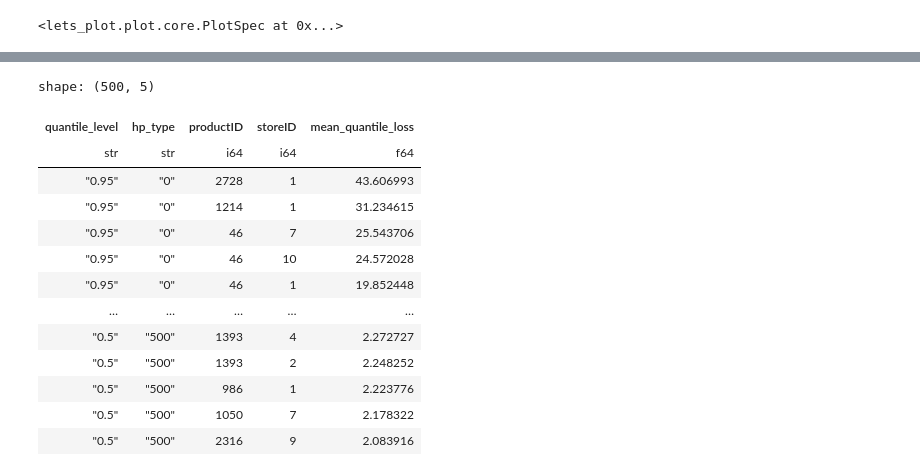
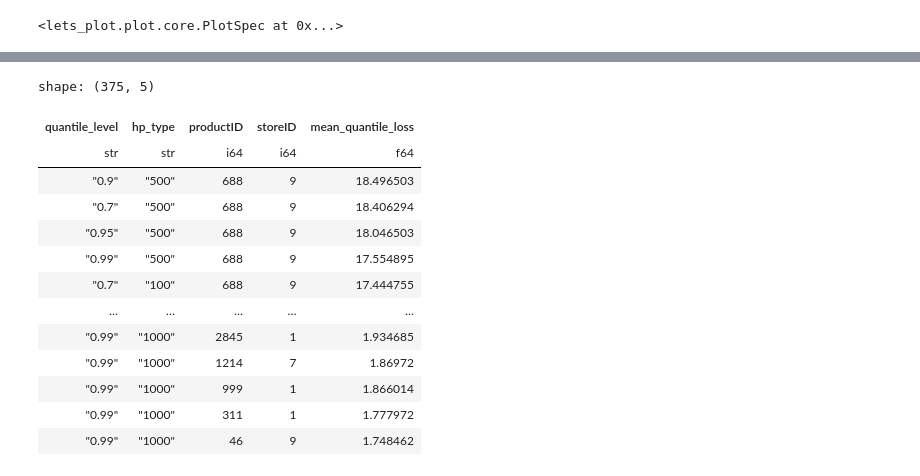
Before and after one commit to ivn23/bench-time, a Jupyter notebook: pipeline_test.ipynb, the cells around one changed output, grey strips where cells are left out. Cells and saved outputs as stored; diff of their text form; code cells hidden in the pictures.

```diff
--- a/pipeline_test.ipynb
+++ b/pipeline_test.ipynb
@@ -496,7 +496,7 @@ experiment_results = pl.concat(results_dfs, how="vertical")
 ### Analyse first
 # %%
 #read int he experiment data from csv or use the one just created above
-experiment_results = pl.read_csv("xgb_quantile_hp_tuning_1000.csv", separator=",")
+experiment_results = pl.read_csv("xgb_quantile_hp_all.csv", separator=",")
 print("shape: ", experiment_results.shape)
 print(experiment_results.head())
 # %% [output]
@@ -718,27 +703,30 @@ shape: (5, 3)
 # %%
 top_outliers = (experiment_results
  .with_columns(
     pl.col('quantile_level').cast(pl.Utf8).alias('quantile_level'),
     pl.col('hp_type').cast(str).alias('hp_type')
 )
 .sort(['quantile_level', 'hp_type', 'mean_quantile_loss'], descending=[False, False, True])
 .group_by(['quantile_level', 'hp_type'])
-.head(25))
+.head(25)
+.filter(pl.col("hp_type") != "0" )
+.sort('mean_quantile_loss', descending=True))
+
 
 top_outliers
 # %% [output]
-shape: (500, 5)
+shape: (375, 5)
 | quantile_level | hp_type | productID | storeID | mean_quantile_loss |
 | str | str | i64 | i64 | f64 |
-| "0.95" | "0" | 2728 | 1 | 43.606993 |
-| "0.95" | "0" | 1214 | 1 | 31.234615 |
-| "0.95" | "0" | 46 | 7 | 25.543706 |
-| "0.95" | "0" | 46 | 10 | 24.572028 |
-| "0.95" | "0" | 46 | 1 | 19.852448 |
+| "0.9" | "500" | 688 | 9 | 18.496503 |
+| "0.7" | "500" | 688 | 9 | 18.406294 |
+| "0.95" | "500" | 688 | 9 | 18.046503 |
+| "0.99" | "500" | 688 | 9 | 17.554895 |
+| "0.7" | "100" | 688 | 9 | 17.444755 |
 | … | … | … | … | … |
-| "0.5" | "500" | 1393 | 4 | 2.272727 |
-| "0.5" | "500" | 1393 | 2 | 2.248252 |
-| "0.5" | "500" | 986 | 1 | 2.223776 |
-| "0.5" | "500" | 1050 | 7 | 2.178322 |
-| "0.5" | "500" | 2316 | 9 | 2.083916 |
+| "0.99" | "1000" | 2845 | 1 | 1.934685 |
+| "0.99" | "1000" | 1214 | 7 | 1.86972 |
+| "0.99" | "1000" | 999 | 1 | 1.866014 |
+| "0.99" | "1000" | 311 | 1 | 1.777972 |
+| "0.99" | "1000" | 46 | 9 | 1.748462 |
 # %%
```
Also changed, not shown: parts of 11 cells of this notebook, 4 other files.
